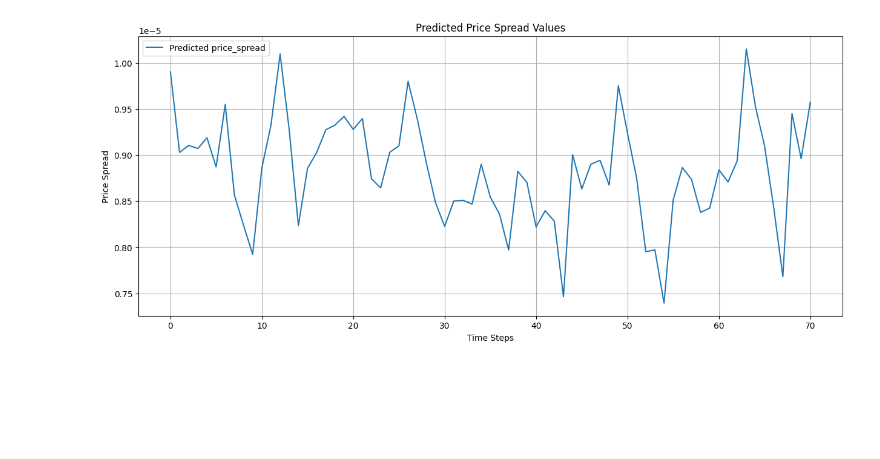
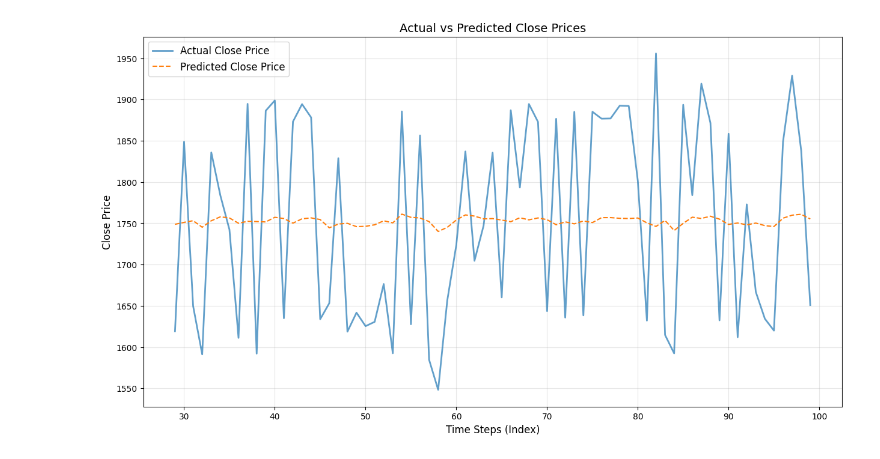
Before and after one commit to LHSang6403/MacroHFT, a Jupyter notebook: LSTM4.ipynb, the cells around one changed output. Cells and saved outputs as stored; diff of their text form; code cells hidden in the pictures; blank space fills up the shorter version.

```diff
--- a/LSTM4.ipynb
+++ b/LSTM4.ipynb
@@ -10,7 +10,7 @@ from sklearn.metrics import r2_score, mean_squared_error, mean_absolute_error
 import math
 # %%
 # Load the dataset
-df = pd.read_feather("data/ETHUSDT/df_train.feather")
+df = pd.read_feather("data/ETHUSDT/df_test.feather")
 
 # Analyze the dataset
 print("Dataset shape:", df.shape)
@@ -198,7 +171,7 @@ class VanillaLSTM(nn.Module):
     def __init__(self, input_size, hidden_size, output_size=1):
         super(VanillaLSTM, self).__init__()
         self.hidden_size = hidden_size
-        self.lstm = nn.LSTM(input_size, hidden_size, batch_first=True)
+        self.lstm = nn.LSTM(input_size, hidden_size, batch_first=True, dropout=0.2)
         self.fc = nn.Linear(hidden_size, output_size)
 
     def forward(self, x):
@@ -328,7 +301,7 @@ trained_model, train_losses, test_losses = train_model(
     criterion,
     optimizer,
     num_epochs=100,
-    early_stopping_patience=10
+    early_stopping_patience=50
 )
 # %% [output]
 Using device: cpu
@@ -415,57 +381,59 @@ R² Score: -0.010003
 # %%
 # Function to make predictions on new data
-def predict_price_spread(model, new_data, X_scaler, y_scaler, time_steps=30):
-    """
-    Make price_spread predictions on new data
+def predict_close_price(model, new_data, X_scaler, y_scaler, time_steps=30):
 
-    Args:
-        model: Trained LSTM model
-        new_data: New feature data (should have the same features as training data)
-        X_scaler: The scaler used to normalize the training features
-        y_scaler: The scaler used to normalize the target values
-        time_steps: Number of time steps used in the model
-
-    Returns:
-        predictions: Predicted price_spread values
-    """
     # Set model to evaluation mode
     model.eval()
     device = torch.device("cuda" if torch.cuda.is_available() else "cpu")
     model.to(device)
 
     # Scale the new data
     new_data_scaled = X_scaler.transform(new_data)
 
     # Create sequences for prediction
     sequences = []
     for i in range(len(new_data_scaled) - time_steps + 1):
         sequences.append(new_data_scaled[i:i+time_steps])
 
     # Convert to tensor
     sequences_tensor = torch.FloatTensor(sequences).to(device)
 
     # Make predictions
     with torch.no_grad():
         predicted_scaled = model(sequences_tensor).cpu().numpy()
 
     # Inverse transform the predictions
     predictions = y_scaler.inverse_transform(predicted_scaled)
 
     return predictions.flatten()
 
 # Example of using the prediction function (assuming you have new data)
 # This would be applied to your test/validation data
 new_data = df[selected_features].values[-100:]  # Last 100 data points as an example
-predictions = predict_price_spread(trained_model, new_data, X_scaler, y_scaler)
+predictions = predict_close_price(trained_model, new_data, X_scaler, y_scaler)
 
-# # Plot the predictions
-plt.figure(figsize=(15, 6))
-plt.plot(predictions, label='Predicted price_spread')
-plt.xlabel('Time Steps')
-plt.ylabel('Price Spread')
-plt.title('Predicted Price Spread Values')
-plt.legend()
-plt.grid(True)
+# Get the corresponding actual close prices
+# Remember predictions start at index = time_steps (due to sequence creation)
+actual_close = df['close'].values[-len(predictions) - time_steps + 1:]
+
+# Create time indices for proper alignment
+time_indices = np.arange(len(actual_close))[-len(predictions):]
+
+plt.figure(figsize=(15, 8))
+
+# Plot actual prices for the relevant period
+plt.plot(time_indices, actual_close[-len(predictions):],
+         label='Actual Close Price', alpha=0.7, linewidth=2)
+
+# Plot predicted prices
+plt.plot(time_indices, predictions,
+         label='Predicted Close Price', linestyle='--', linewidth=1.5)
+
+plt.xlabel('Time Steps (Index)', fontsize=12)
+plt.ylabel('Close Price', fontsize=12)
+plt.title('Actual vs Predicted Close Prices', fontsize=14)
+plt.legend(fontsize=12)
+plt.grid(True, alpha=0.3)
 plt.show()
 # %% [output]
-[figure, old version]
+[figure, new version]
```
Also changed, not shown: parts of 6 cells of this notebook.
